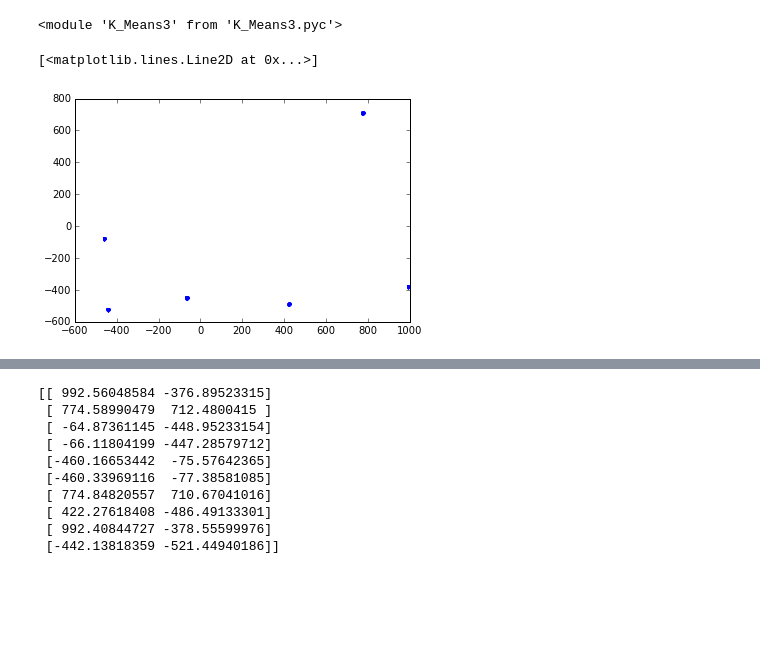
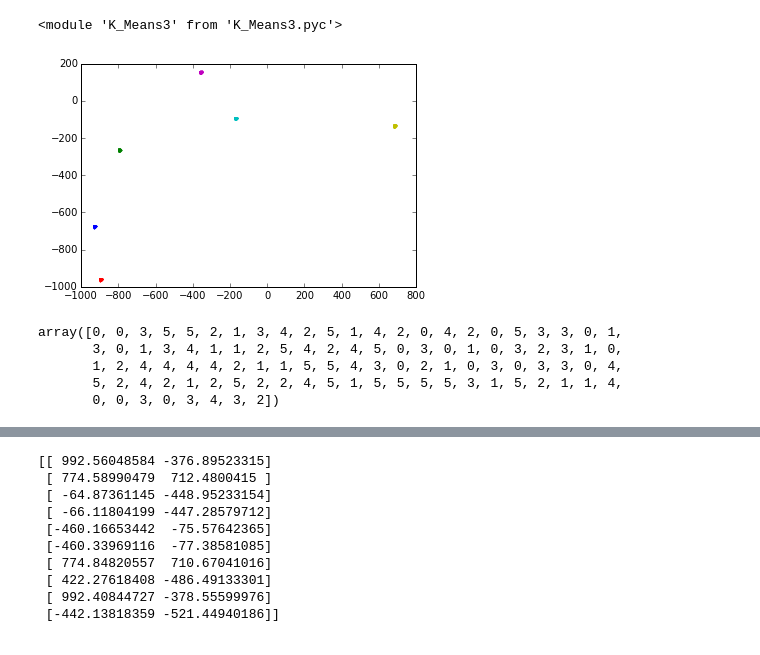
Before and after one commit to diogo-aos/QCThesis, a Jupyter notebook: notebooks/Debugging K_Means3.ipynb, the cells around one changed output, grey strips where cells are left out. Drawn from its saved outputs; the diff is of its cells as text; code cells hidden in the pictures; blank space fills up the shorter version.

```diff
--- a/notebooks/Debugging K_Means3.ipynb
+++ b/notebooks/Debugging K_Means3.ipynb
@@ -27,10 +27,21 @@ def generateData(n,d,k):
 # %%
 data,labels = generateData(1e2,2,6)
 
-plt.plot(data[:,0],data[:,1],'.')
+for c in np.unique(labels):
+    c_data = data[np.where(labels==c)[0]]
+    plt.plot(c_data[:,0],c_data[:,1],'.',label="data")
+
+#plt.plot(data[:,0],data[:,1],'.')
 # %% [output]
-[<matplotlib.lines.Line2D at 0x...>]
-[figure, old version]
+[figure, new version]
+# %%
+labels
+# %% [output]
+array([0, 0, 3, 5, 5, 2, 1, 3, 4, 2, 5, 1, 4, 2, 0, 4, 2, 0, 5, 3, 3, 0, 1,
+       3, 0, 1, 3, 4, 1, 1, 2, 5, 4, 2, 4, 5, 0, 3, 0, 1, 0, 3, 2, 3, 1, 0,
+       1, 2, 4, 4, 4, 4, 2, 1, 1, 5, 5, 4, 3, 0, 2, 1, 0, 3, 0, 3, 3, 0, 4,
+       5, 2, 4, 2, 1, 2, 5, 2, 2, 4, 5, 1, 5, 5, 5, 5, 3, 1, 5, 2, 1, 1, 4,
+       0, 0, 3, 0, 3, 4, 3, 2])
 # %%
 k=12
 iters=100
```
Also changed, not shown: parts of 10 cells of this notebook, 2 other files.
